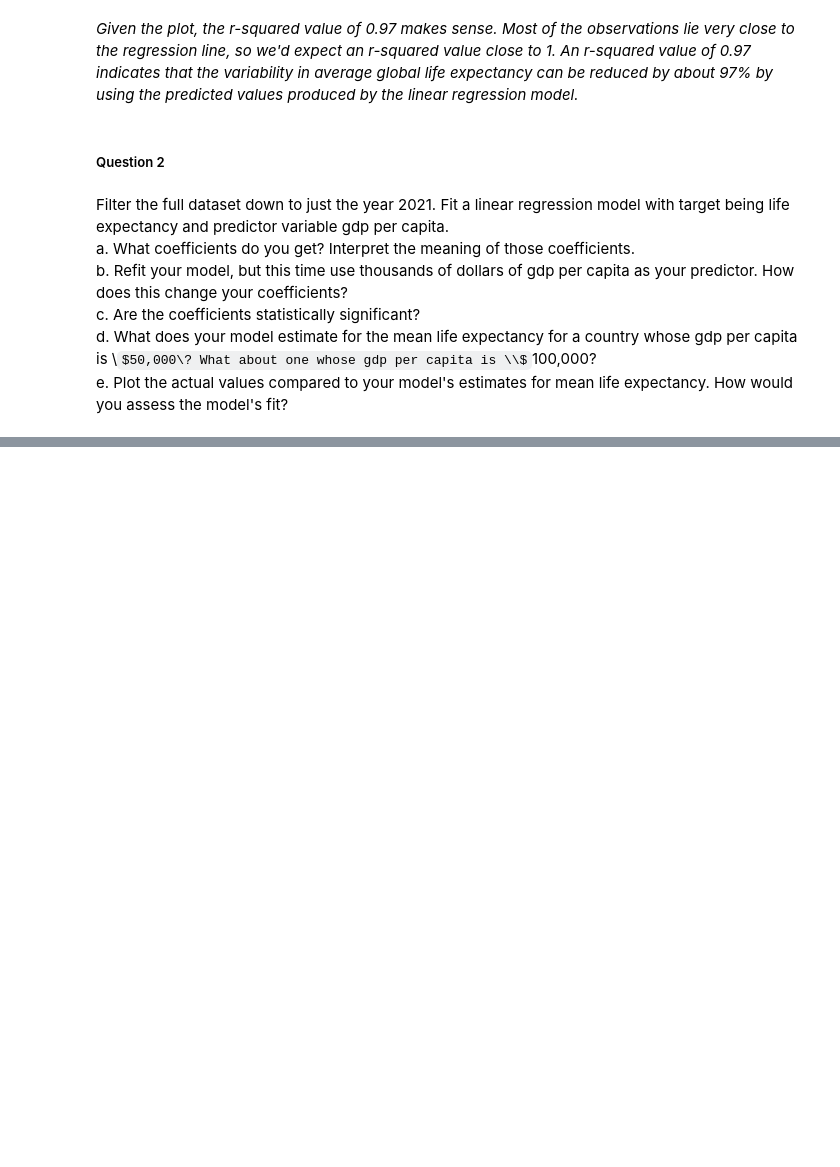
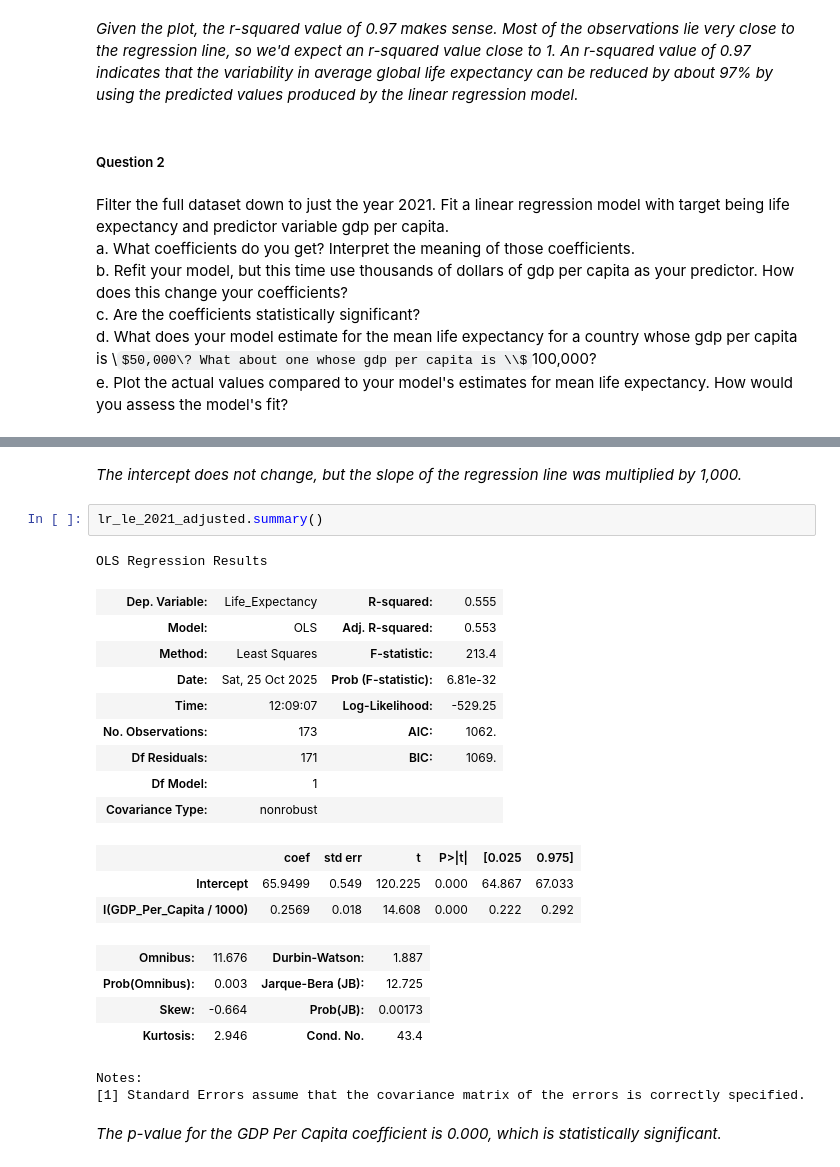
Before and after one commit to nss-data-science-cohort-9/un-linear-regression-aezell314, a Jupyter notebook: notebooks/Linear Regression Practice.ipynb, the cells around one changed output, grey strips where cells are left out. Cells and saved outputs as stored; diff of their text form; some formulas as TeX source; blank space fills up the shorter version.

```diff
--- a/notebooks/Linear Regression Practice.ipynb
+++ b/notebooks/Linear Regression Practice.ipynb
@@ -119,0 +153,26 @@ e. Plot the actual values compared to your model's estimates for mean life expec
+# %% [markdown]
+*The intercept does not change, but the slope of the regression line was multiplied by 1,000.*
+# %%
+lr_le_2021_adjusted.summary()
+# %% [output]
+OLS Regression Results
+| Dep. Variable: | Life_Expectancy | R-squared: | 0.555 |
+| Model: | OLS | Adj. R-squared: | 0.553 |
+| Method: | Least Squares | F-statistic: | 213.4 |
+| Date: | Sat, 25 Oct 2025 | Prob (F-statistic): | 6.81e-32 |
+| Time: | 12:09:07 | Log-Likelihood: | -529.25 |
+| No. Observations: | 173 | AIC: | 1062. |
+| Df Residuals: | 171 | BIC: | 1069. |
+| Df Model: | 1 |  |  |
+| Covariance Type: | nonrobust |  |  |
+|  | coef | std err | t | P>|t| | [0.025 | 0.975] |
+| Intercept | 65.9499 | 0.549 | 120.225 | 0.000 | 64.867 | 67.033 |
+| I(GDP_Per_Capita / 1000) | 0.2569 | 0.018 | 14.608 | 0.000 | 0.222 | 0.292 |
+| Omnibus: | 11.676 | Durbin-Watson: | 1.887 |
+| Prob(Omnibus): | 0.003 | Jarque-Bera (JB): | 12.725 |
+| Skew: | -0.664 | Prob(JB): | 0.00173 |
+| Kurtosis: | 2.946 | Cond. No. | 43.4 |
+Notes:
+[1] Standard Errors assume that the covariance matrix of the errors is correctly specified.
+# %% [markdown]
+*The p-value for the GDP Per Capita coefficient is 0.000, which is statistically significant.*
```
Also changed, not shown: parts of 23 cells of this notebook.
